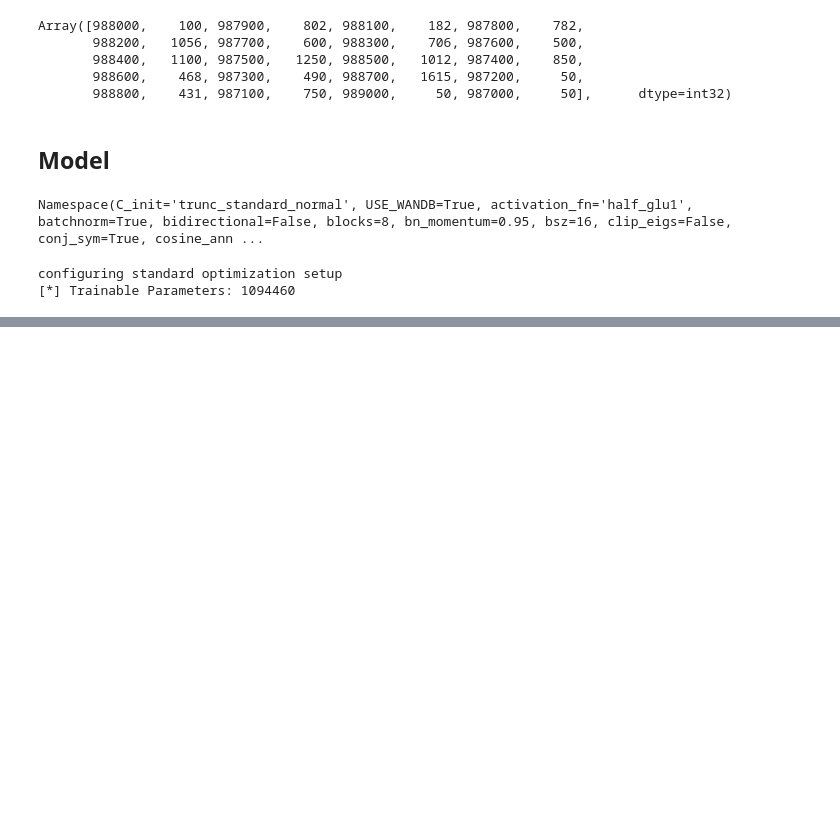
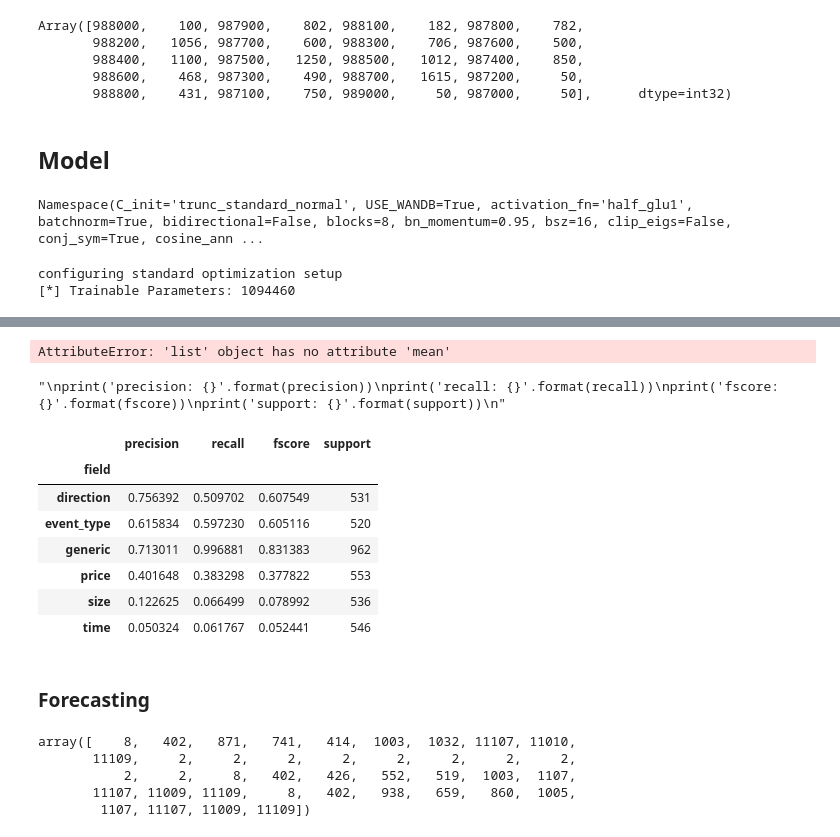
Before and after one commit to saschafrey/LOBS5_Prediction, a Jupyter notebook: lob/ar_pred.ipynb, the cells around one changed output, grey strips where cells are left out. Drawn from its saved outputs; the diff is of its cells as text; code cells hidden in the pictures; blank space fills up the shorter version.

```diff
--- a/lob/ar_pred.ipynb
+++ b/lob/ar_pred.ipynb
@@ -245,7 +250,7 @@ seq_len = n_messages * Message_Tokenizer.MSG_LEN
 book_dim = b_enc.shape[1]
 book_seq_len = n_messages
 # %%
-new_train_state = init_train_state(
+new_train_state, model_cls = init_train_state(
     args,
     n_classes=n_classes,
     seq_len=seq_len,
@@ -258,7 +263,7 @@ configuring standard optimization setup
 # %%
 ckpt = load_checkpoint(
     new_train_state,
-    '../checkpoints_book_causal/',
+    '../checkpoints_book_causal_2/',
     args.__dict__)
 state = ckpt['model']
 # %%
@@ -273,0 +375,63 @@ model = model_cls(training=False, step_rescale=1.0)
+# %%
+print('mean loss', losses.mean())
+print('mean accuracy', accuracy.mean())
+print('mean rank', ranks.mean())
+print('median rank', np.median(ranks))
+print('mean valid mass', valid_mass.mean())
+print('mean valid mass (top 5)', valid_mass_n5.mean())
+print('mean valid prediction', valid_pred.mean())
+print('mean baseline loss (uniform over valid syntax)', losses_baseline.mean())
+# %% [output]
+AttributeError: 'list' object has no attribute 'mean'
+# %%
+from sklearn.metrics import precision_recall_fscore_support
+import numpy as onp
+import pandas as pd
+
+
+precision, recall, fscore, support = precision_recall_fscore_support(
+    all_labels.astype(int),
+    all_pred_toks,
+    labels=range(len(v)),
+    zero_division=0,
+    average=None
+)
+
+'''
+print('precision: {}'.format(precision))
+print('recall: {}'.format(recall))
+print('fscore: {}'.format(fscore))
+print('support: {}'.format(support))
+'''
+# %% [output]
+"\nprint('precision: {}'.format(precision))\nprint('recall: {}'.format(recall))\nprint('fscore: {}'.format(fscore))\nprint('support: {}'.format(support))\n"
+# %%
+field_dec = onp.array([(field, dec) for tok, (field, dec) in sorted(v.DECODING_GLOBAL.items())])
+
+scores_df = pd.DataFrame({
+    'field': field_dec[:, 0],
+    'decoded': field_dec[:, 1],
+    'precision': precision,
+    'recall': recall,
+    'fscore': fscore,
+    'support': support,
+})
+#scores_df
+# %%
+scores_df.loc[scores_df.support > 0].groupby('field').agg(
+    precision=('precision', 'mean'),
+    recall=('recall', 'mean'),
+    fscore=('fscore', 'mean'),
+    support=('support', 'sum'),
+)
+# %% [output]
+|  | precision | recall | fscore | support |
+| field |  |  |  |  |
+| direction | 0.756392 | 0.509702 | 0.607549 | 531 |
+| event_type | 0.615834 | 0.597230 | 0.605116 | 520 |
+| generic | 0.713011 | 0.996881 | 0.831383 | 962 |
+| price | 0.401648 | 0.383298 | 0.377822 | 553 |
+| size | 0.122625 | 0.066499 | 0.078992 | 536 |
+| time | 0.050324 | 0.061767 | 0.052441 | 546 |
+# %% [markdown]
+### Forecasting
@@ -273,0 +442,8 @@ model = model_cls(training=False, step_rescale=1.0)
+# %%
+m_seq[-40:]
+# %% [output]
+array([    8,   402,   871,   741,   414,  1003,  1032, 11107, 11010,
+       11109,     2,     2,     2,     2,     2,     2,     2,     2,
+           2,     2,     8,   402,   426,   552,   519,  1003,  1107,
+       11107, 11009, 11109,     8,   402,   938,   659,   860,  1005,
+        1107, 11107, 11009, 11109])
```
Also changed, not shown: parts of 44 cells of this notebook, 8 other files.
